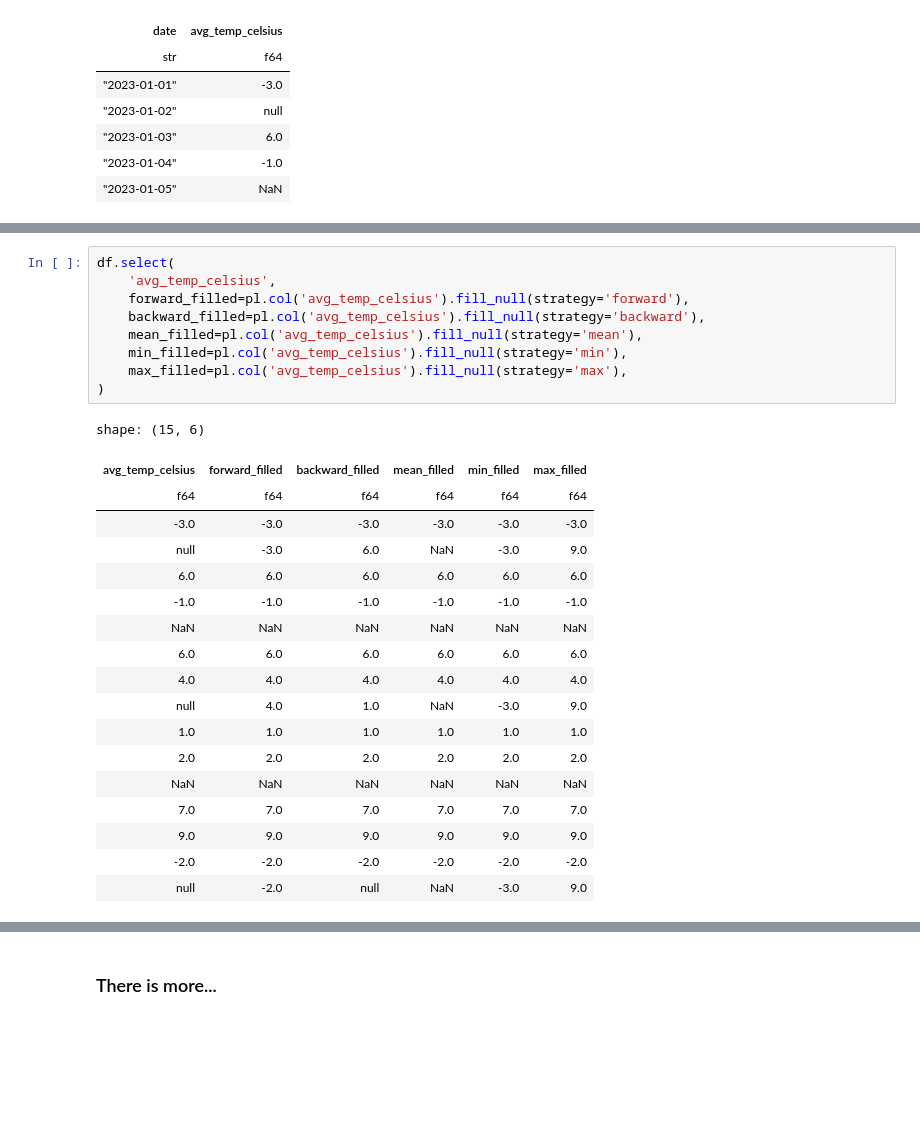
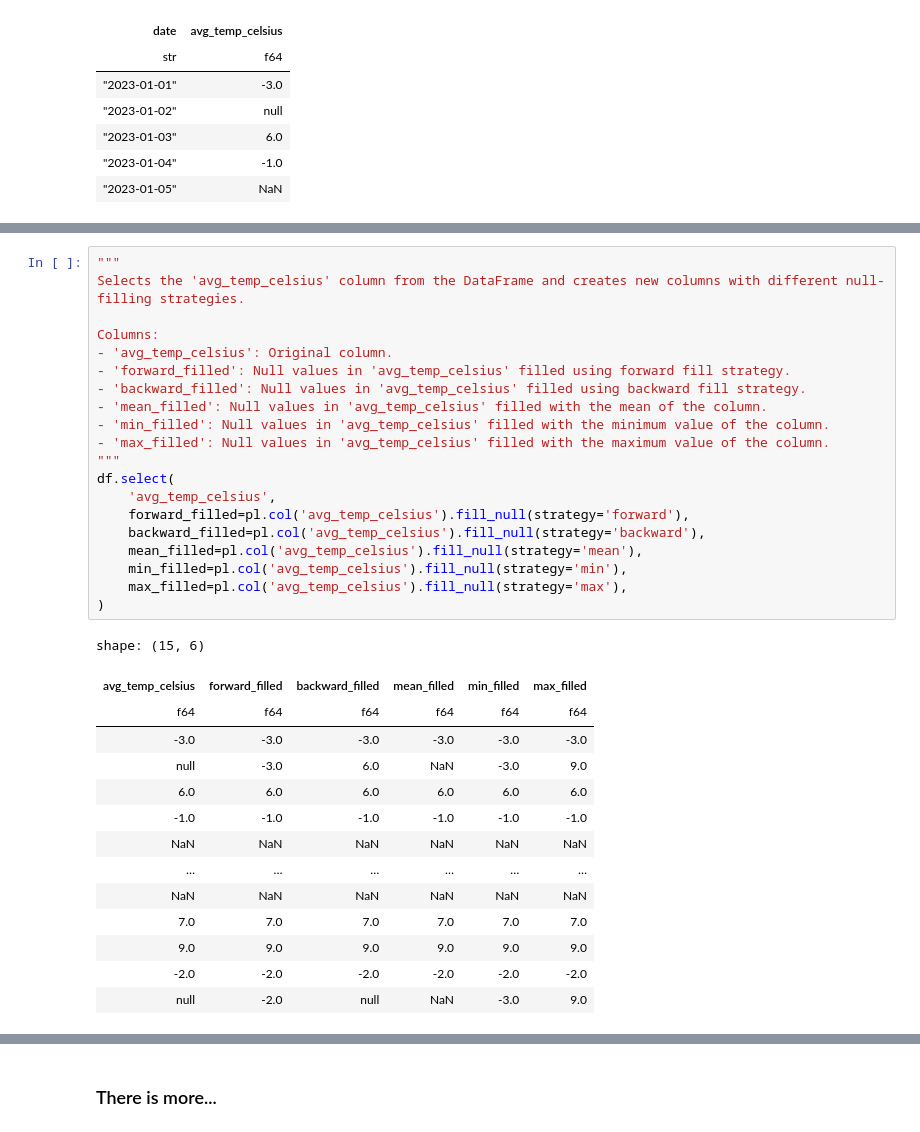
Before and after one commit to PacktPublishing/Polars-Cookbook, a Jupyter notebook: Chapter05/ch05.ipynb, the cells around one changed output, grey strips where cells are left out. Cells and saved outputs as stored; diff of their text form; blank space fills up the shorter version.

```diff
--- a/Chapter05/ch05.ipynb
+++ b/Chapter05/ch05.ipynb
@@ -147,28 +280,35 @@ shape: (15, 2)
 | -2.0 | "-2.0" |
 | null | "1" |
 # %%
+"""
+Selects the 'avg_temp_celsius' column from the DataFrame and creates new columns with different null-filling strategies.
+
+Columns:
+- 'avg_temp_celsius': Original column.
+- 'forward_filled': Null values in 'avg_temp_celsius' filled using forward fill strategy.
+- 'backward_filled': Null values in 'avg_temp_celsius' filled using backward fill strategy.
+- 'mean_filled': Null values in 'avg_temp_celsius' filled with the mean of the column.
+- 'min_filled': Null values in 'avg_temp_celsius' filled with the minimum value of the column.
+- 'max_filled': Null values in 'avg_temp_celsius' filled with the maximum value of the column.
+"""
 df.select(
     'avg_temp_celsius',
     forward_filled=pl.col('avg_temp_celsius').fill_null(strategy='forward'),
     backward_filled=pl.col('avg_temp_celsius').fill_null(strategy='backward'),
     mean_filled=pl.col('avg_temp_celsius').fill_null(strategy='mean'),
     min_filled=pl.col('avg_temp_celsius').fill_null(strategy='min'),
     max_filled=pl.col('avg_temp_celsius').fill_null(strategy='max'),
 )
 # %% [output]
 shape: (15, 6)
 | avg_temp_celsius | forward_filled | backward_filled | mean_filled | min_filled | max_filled |
 | f64 | f64 | f64 | f64 | f64 | f64 |
 | -3.0 | -3.0 | -3.0 | -3.0 | -3.0 | -3.0 |
 | null | -3.0 | 6.0 | NaN | -3.0 | 9.0 |
 | 6.0 | 6.0 | 6.0 | 6.0 | 6.0 | 6.0 |
 | -1.0 | -1.0 | -1.0 | -1.0 | -1.0 | -1.0 |
 | NaN | NaN | NaN | NaN | NaN | NaN |
-| 6.0 | 6.0 | 6.0 | 6.0 | 6.0 | 6.0 |
-| 4.0 | 4.0 | 4.0 | 4.0 | 4.0 | 4.0 |
-| null | 4.0 | 1.0 | NaN | -3.0 | 9.0 |
-| 1.0 | 1.0 | 1.0 | 1.0 | 1.0 | 1.0 |
-| 2.0 | 2.0 | 2.0 | 2.0 | 2.0 | 2.0 |
+| … | … | … | … | … | … |
 | NaN | NaN | NaN | NaN | NaN | NaN |
 | 7.0 | 7.0 | 7.0 | 7.0 | 7.0 | 7.0 |
 | 9.0 | 9.0 | 9.0 | 9.0 | 9.0 | 9.0 |
```
Also changed, not shown: parts of 25 cells of this notebook.
